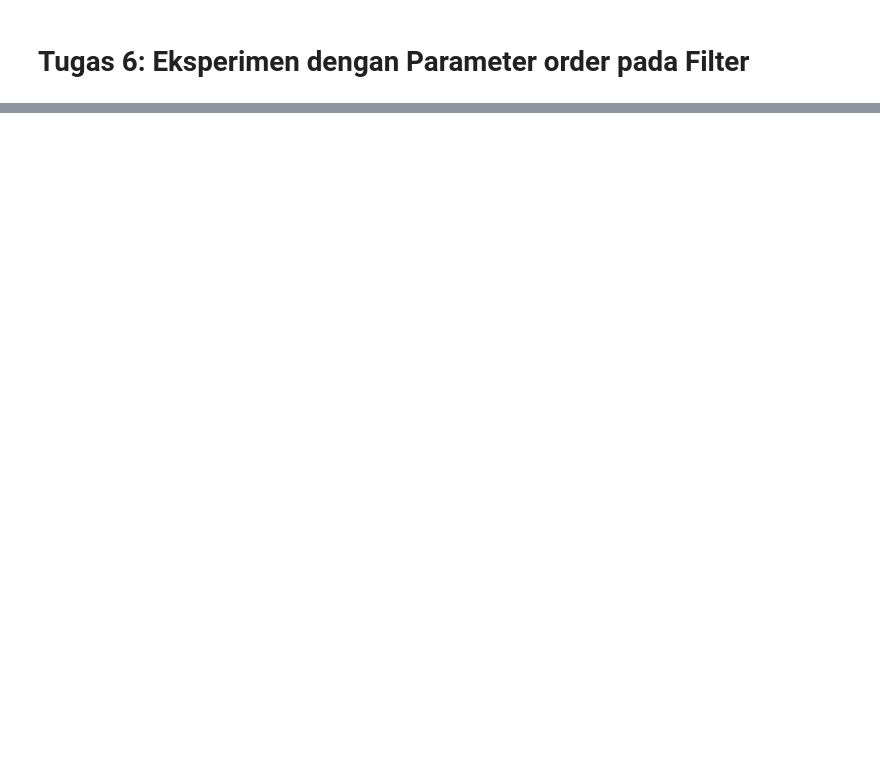
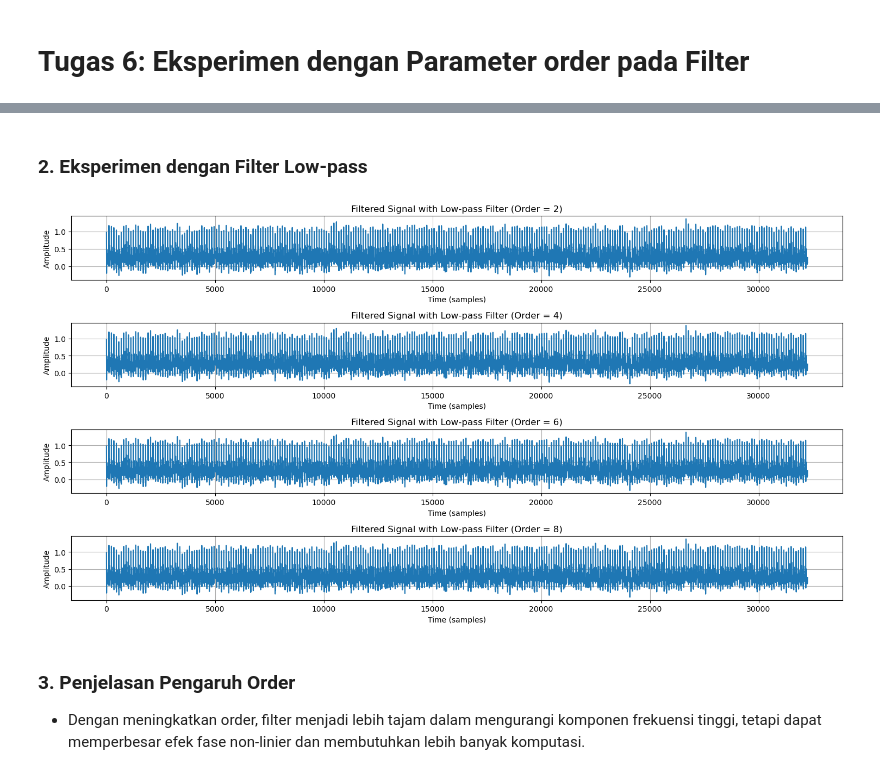
Before and after one commit to 121140215-ghaza/IF3024, a Jupyter notebook: blob/master/121140215_ho1.ipynb, the cells around one changed output, grey strips where cells are left out. Drawn from its saved outputs; the diff is of its cells as text; code cells hidden in the pictures; blank space fills up the shorter version.

```diff
--- a/blob/master/121140215_ho1.ipynb
+++ b/blob/master/121140215_ho1.ipynb
@@ -350,0 +355,32 @@ Contoh umum: Aliasing sering terjadi dalam fotografi digital, seperti saat memot
+# %% [markdown]
+### 2. Eksperimen dengan Filter Low-pass
+# %%
+# Sinyal dengan Noise
+noisy_signal = ecg_signal + 0.05 * np.random.randn(len(ecg_signal))
+
+# Filter Function
+def lowpass_filter(signal, cutoff, fs, order=5):
+    nyq = 0.5 * fs
+    normal_cutoff = cutoff / nyq
+    b, a = butter(order, normal_cutoff, btype='low', analog=False)
+    return filtfilt(b, a, signal)
+
+# Filter with Different Orders
+orders = [2, 4, 6, 8]
+
+plt.figure(figsize=(15, 8))
+for i, order in enumerate(orders):
+    filtered_signal = lowpass_filter(noisy_signal, 30, sampling_rate, order=order)
+    plt.subplot(len(orders), 1, i + 1)
+    plt.plot(filtered_signal)
+    plt.title(f"Filtered Signal with Low-pass Filter (Order = {order})")
+    plt.xlabel("Time (samples)")
+    plt.ylabel("Amplitude")
+    plt.grid(True)
+plt.tight_layout()
+plt.show()
+# %% [output]
+[figure, added]
+# %% [markdown]
+### 3. Penjelasan Pengaruh Order
+- Dengan meningkatkan order, filter menjadi lebih tajam dalam mengurangi komponen frekuensi tinggi, tetapi dapat memperbesar efek fase non-linier dan membutuhkan lebih banyak komputasi.
```
Also changed, not shown: parts of 3 cells of this notebook.
